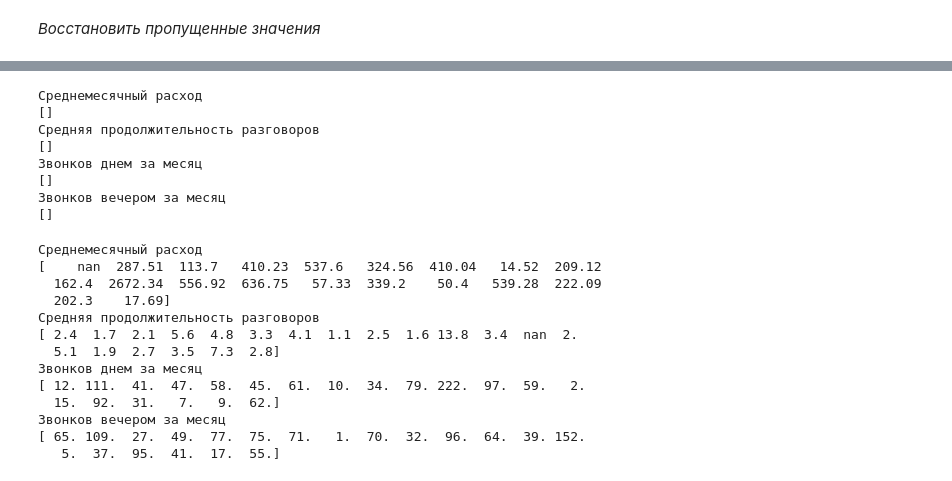
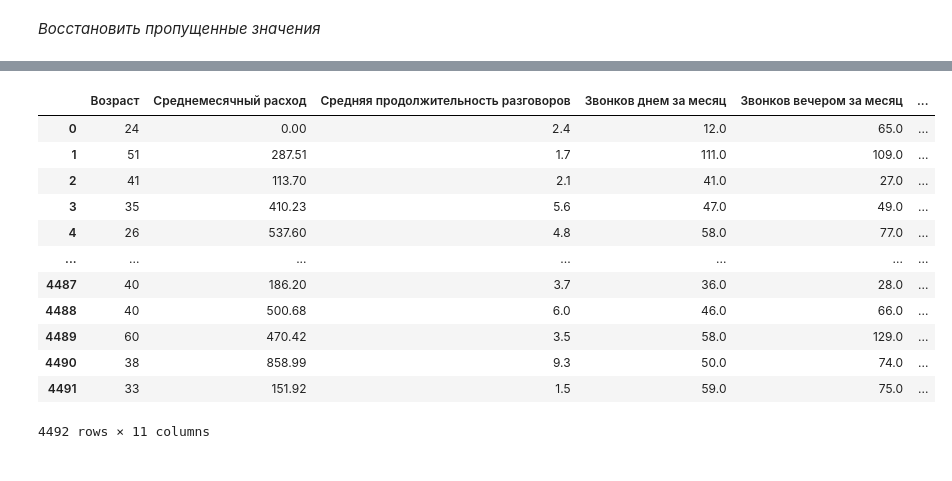
Before and after one commit to jenyadev3/Telecom-customer-base-segmentation, a Jupyter notebook: vkr_telecom.ipynb, the cells around one changed output, grey strips where cells are left out. Saved outputs shown, nothing was run; the diff lists cells and outputs as text; code cells hidden in the pictures.

```diff
--- a/vkr_telecom.ipynb
+++ b/vkr_telecom.ipynb
@@ -189,33 +203,0 @@ cols
-# %%
-for col in cols:
-  mask = pd.to_numeric(df[col],errors="coerce").isna() & df[col].notna()
-  print(col)
-  print(df.loc[mask,col].unique())
-# %% [output]
-Среднемесячный расход
-[]
-Средняя продолжительность разговоров
-[]
-Звонков днем за месяц
-[]
-Звонков вечером за месяц
-[]
-# %%
-for col in cols:
-    vals = df[col].unique()
-    print(col)
-    print(vals[:20])  # первые значения
-# %% [output]
-Среднемесячный расход
-[    nan  287.51  113.7   410.23  537.6   324.56  410.04   14.52  209.12
-  162.4  2672.34  556.92  636.75   57.33  339.2    50.4   539.28  222.09
-  202.3    17.69]
-Средняя продолжительность разговоров
-[ 2.4  1.7  2.1  5.6  4.8  3.3  4.1  1.1  2.5  1.6 13.8  3.4  nan  2.
-  5.1  1.9  2.7  3.5  7.3  2.8]
-Звонков днем за месяц
-[ 12. 111.  41.  47.  58.  45.  61.  10.  34.  79. 222.  97.  59.   2.
-  15.  92.  31.   7.   9.  62.]
-Звонков вечером за месяц
-[ 65. 109.  27.  49.  77.  75.  71.   1.  70.  32.  96.  64.  39. 152.
-   5.  37.  95.  41.  17.  55.]
@@ -228,0 +204,16 @@ for col in cols:
+# %%
+df.fillna(0)
+# %% [output]
+|  | Возраст | Среднемесячный расход | Средняя продолжительность разговоров | Звонков днем за месяц | Звонков вечером за месяц | ... |
+| 0 | 24 | 0.00 | 2.4 | 12.0 | 65.0 | ... |
+| 1 | 51 | 287.51 | 1.7 | 111.0 | 109.0 | ... |
+| 2 | 41 | 113.70 | 2.1 | 41.0 | 27.0 | ... |
+| 3 | 35 | 410.23 | 5.6 | 47.0 | 49.0 | ... |
+| 4 | 26 | 537.60 | 4.8 | 58.0 | 77.0 | ... |
+| ... | ... | ... | ... | ... | ... | ... |
+| 4487 | 40 | 186.20 | 3.7 | 36.0 | 28.0 | ... |
+| 4488 | 40 | 500.68 | 6.0 | 46.0 | 66.0 | ... |
+| 4489 | 60 | 470.42 | 3.5 | 58.0 | 129.0 | ... |
+| 4490 | 38 | 858.99 | 9.3 | 50.0 | 74.0 | ... |
+| 4491 | 33 | 151.92 | 1.5 | 59.0 | 75.0 | ... |
+4492 rows × 11 columns
```
Also changed, not shown: parts of 25 cells of this notebook.
